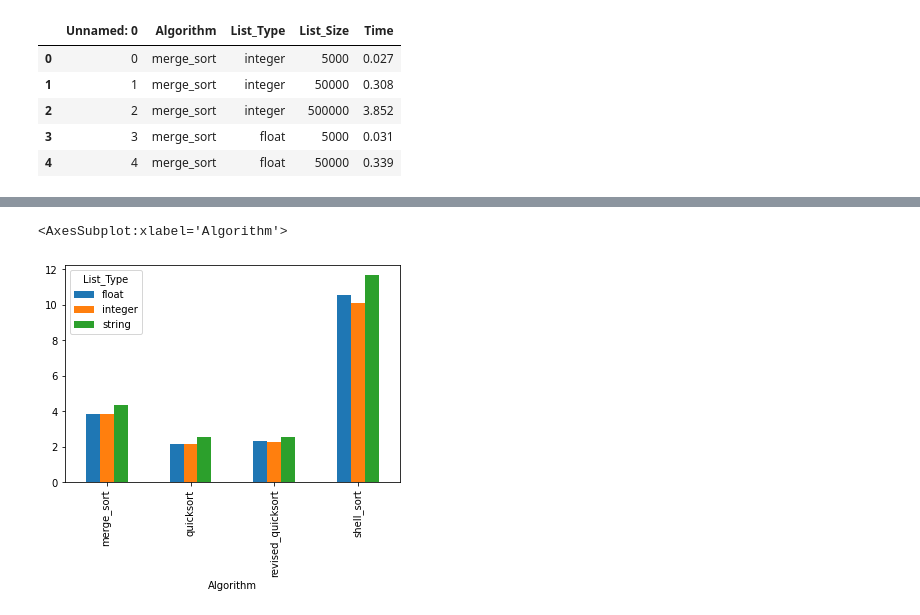
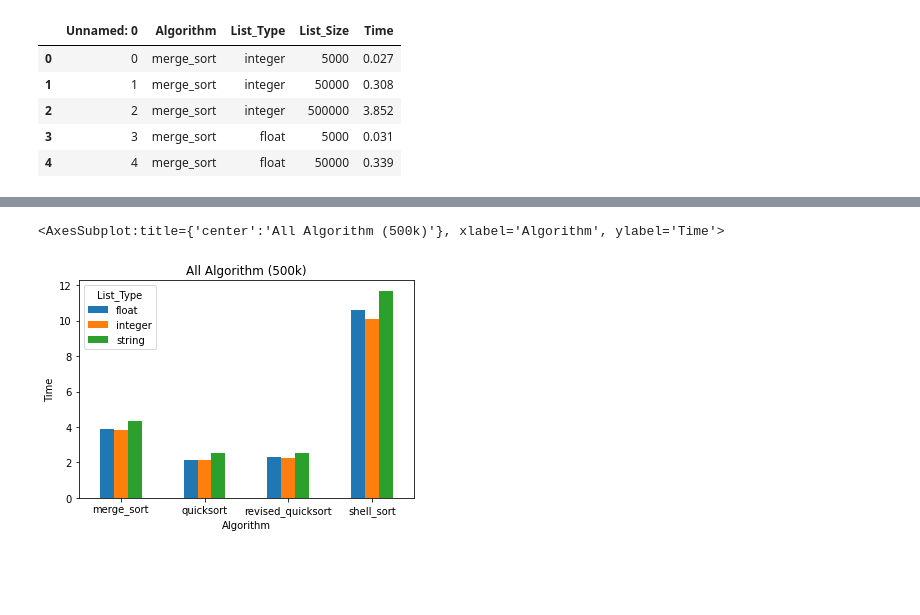
Before and after one commit to doofusdavid/CSC506_Module8_PortfolioProject, a Jupyter notebook: Graphing.ipynb, the cells around one changed output, grey strips where cells are left out. Drawn from its saved outputs; the diff is of its cells as text; code cells hidden in the pictures; blank space fills up the shorter version.

```diff
--- a/Graphing.ipynb
+++ b/Graphing.ipynb
@@ -36,8 +36,8 @@ filtereddf.plot.bar()
 filtereddf  = df.loc[(df["List_Size"]==500000)]
 
 filtereddf = filtereddf.pivot(index="Algorithm", columns=["List_Type"], values="Time")
-# %%
-filtereddf.plot.bar()
-# %% [output]
-<AxesSubplot:xlabel='Algorithm'>
-[figure, removed]
+# %%
+filtereddf.plot.bar(rot=0, ylabel="Time", title="All Algorithm (500k)")
+# %% [output]
+<AxesSubplot:title={'center':'All Algorithm (500k)'}, xlabel='Algorithm', ylabel='Time'>
+[figure, added]
```
Also changed, not shown: parts of 12 cells of this notebook, 10 other files.
